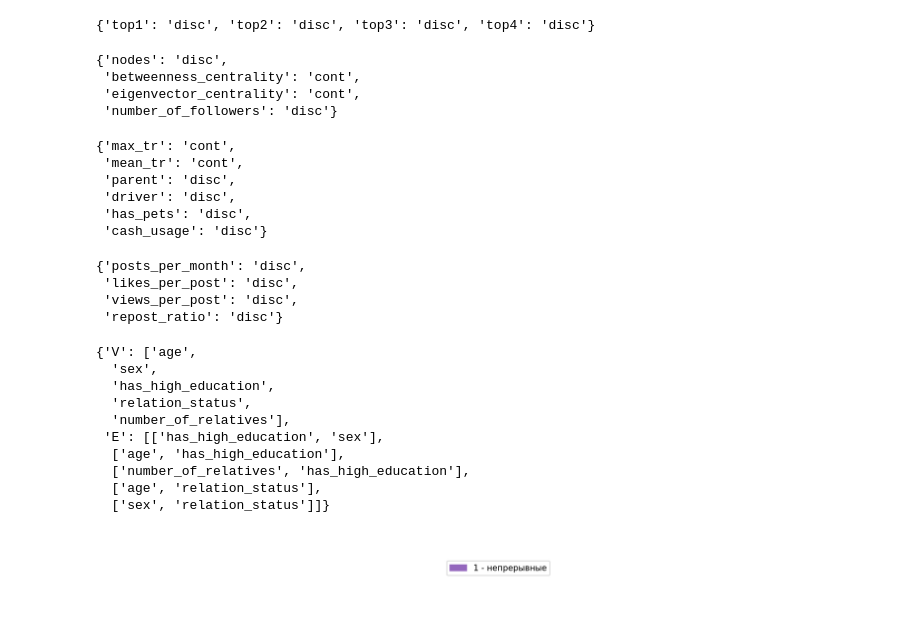
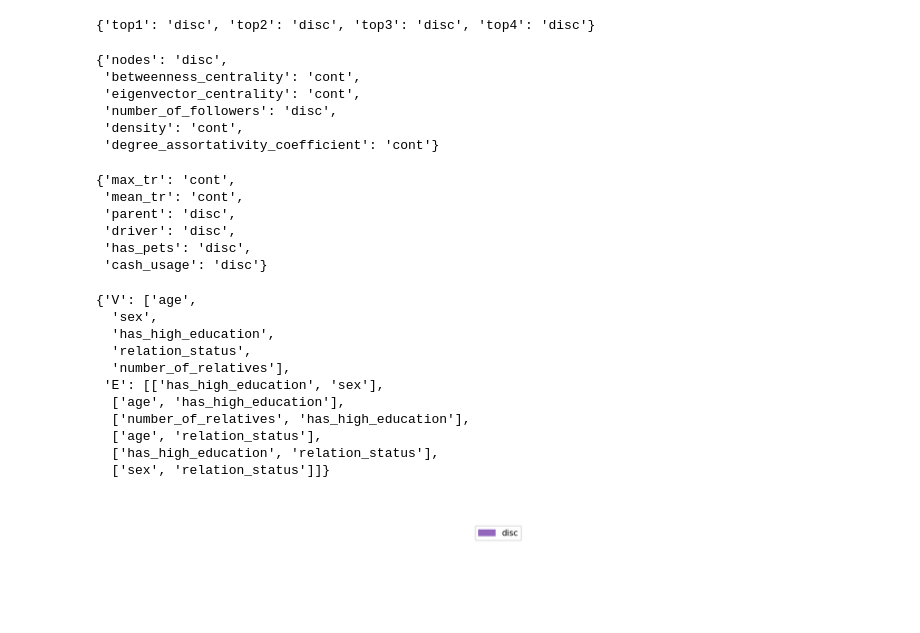
Before and after one commit to aimclub/BAMT, a Jupyter notebook: Example_synth_data.ipynb, the cells around one changed output. Cells and saved outputs as stored; diff of their text form; code cells hidden in the pictures.

```diff
--- a/Example_synth_data.ipynb
+++ b/Example_synth_data.ipynb
@@ -85,7 +37,12 @@ data.shape
+# %%
+data.dropna(inplace=True)
+data.reset_index(inplace=True, drop=True)
+# %%
+data = data.loc[data['age'] != 0]
 # %%
-data = data[['age',	'sex',	'has_high_education',	'relation_status',	'number_of_relatives','len_of_about',	'number_of_activities',	'number_of_books',	'number_of_interests',	'number_of_movies','top1','top2','top3','top4', 'nodes',	'edges',	'size',	'betweenness_centrality',	'density',	'eigenvector_centrality',	'degree_assortativity_coefficient', 'number_of_followers', 'max_tr',	'mean_tr',	'med_tr', 'parent',	'driver',	'has_pets',	'cash_usage']] #'posts_count',	'posts_per_month',	'likes_per_post',	'views_per_post',	'repost_ratio']]
+data = data[['age',	'sex',	'has_high_education',	'relation_status',	'number_of_relatives','len_of_about',	'number_of_activities',	'number_of_books',	'number_of_interests',	'number_of_movies','top1','top2','top3','top4', 'nodes',	'betweenness_centrality',	'density',	'eigenvector_centrality',	'degree_assortativity_coefficient', 'number_of_followers', 'max_tr',	'mean_tr', 'parent',	'driver',	'has_pets',	'cash_usage']] #'posts_count',	'posts_per_month',	'likes_per_post',	'views_per_post',	'repost_ratio']]
 # %%
-discrete_data = discretization(data, 'kmeans', bins= 5, columns=['betweenness_centrality',	'density',	'eigenvector_centrality',	'degree_assortativity_coefficient','max_tr',	'mean_tr',	'med_tr'])#, 'posts_per_month', 'repost_ratio'])
+discrete_data = discretization(data, 'kmeans', bins= 5, columns=['betweenness_centrality',	'density',	'eigenvector_centrality',	'degree_assortativity_coefficient','max_tr',	'mean_tr'])#, 'posts_per_month', 'repost_ratio'])
 # %%
 new_data = code_categories(discrete_data, ['top1', 'top2', 'top3', 'top4'])
 # %%
@@ -119,13 +76,15 @@ node_type3
 # %% [output]
 {'top1': 'disc', 'top2': 'disc', 'top3': 'disc', 'top4': 'disc'}
 # %%
-node_type4 = get_nodes_type(data[['nodes',	'betweenness_centrality',	'eigenvector_centrality', 'number_of_followers']])
+node_type4 = get_nodes_type(data[['nodes',	'betweenness_centrality',	'eigenvector_centrality', 'number_of_followers', 'density', 'degree_assortativity_coefficient']])
 node_type4
 # %% [output]
 {'nodes': 'disc',
  'betweenness_centrality': 'cont',
  'eigenvector_centrality': 'cont',
- 'number_of_followers': 'disc'}
+ 'number_of_followers': 'disc',
+ 'density': 'cont',
+ 'degree_assortativity_coefficient': 'cont'}
 # %%
 node_type5 = get_nodes_type(data[['max_tr',	'mean_tr', 'parent',	'driver',	'has_pets',	'cash_usage']])
 node_type5
@@ -137,13 +96,8 @@ node_type5
  'has_pets': 'disc',
  'cash_usage': 'disc'}
 # %%
-node_type6 = get_nodes_type(data[['posts_per_month',	'likes_per_post',	'views_per_post',	'repost_ratio']])
-node_type6
+# node_type6 = get_nodes_type(data[['posts_per_month',	'likes_per_post',	'views_per_post',	'repost_ratio']])
+# node_type6
-# %% [output]
-{'posts_per_month': 'disc',
- 'likes_per_post': 'disc',
- 'views_per_post': 'disc',
- 'repost_ratio': 'disc'}
 # %%
 start = time.time()
 bn1 = structure_learning(module1, 'MI', node_type1)
@@ -159,11 +113,12 @@ bn1
   ['age', 'has_high_education'],
   ['number_of_relatives', 'has_high_education'],
   ['age', 'relation_status'],
+  ['has_high_education', 'relation_status'],
   ['sex', 'relation_status']]}
 # %%
-visualizer(bn1, node_type1)
+visualizer(bn1, node_type1, 'module1')
 # %% [output]
-[figure, old version]
+[figure, new version]
 [interactive output not drawn]
 # %%
 param1 = parameter_learning(data[['age',	'sex',	'has_high_education',	'relation_status',	'number_of_relatives']], node_type1, bn1)
```
Also changed, not shown: parts of 42 cells of this notebook, 3 other files.
